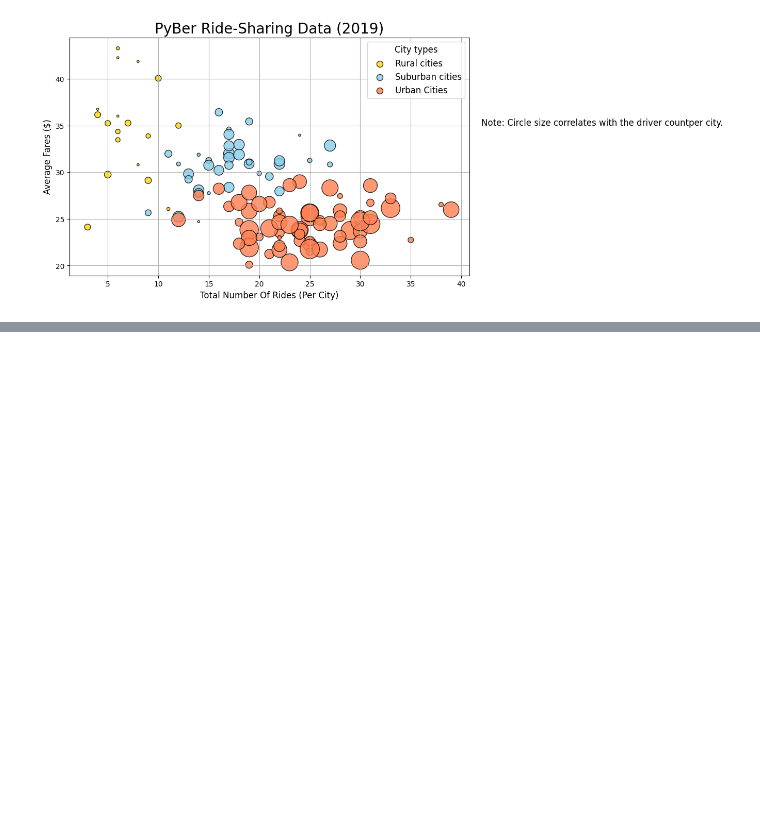
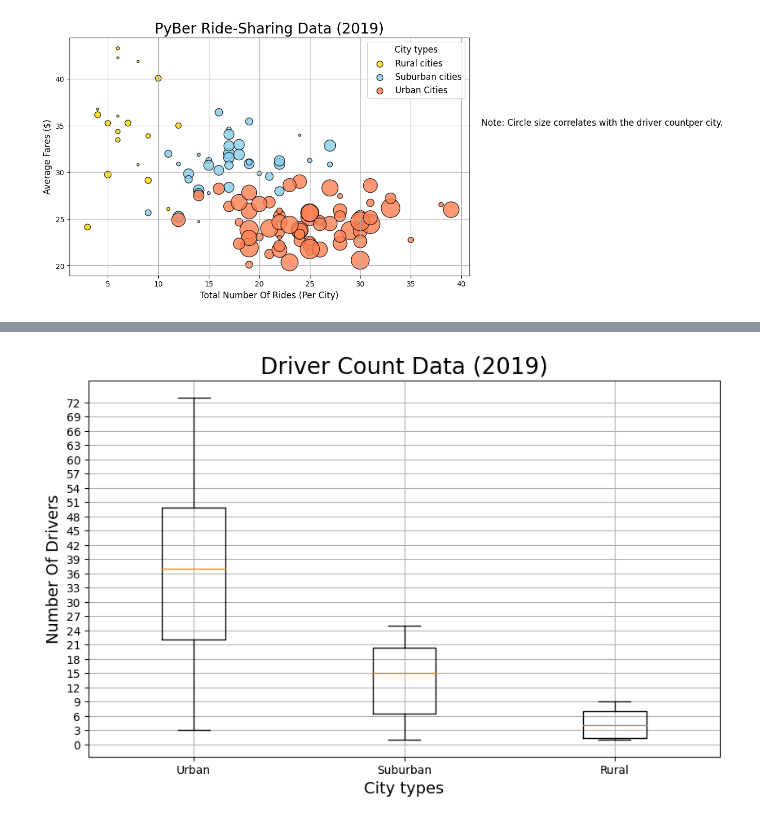
Before and after one commit to AhmadSidaoui/learning-journey, a Jupyter notebook: PyBer.ipynb, the cells around one changed output, grey strips where cells are left out. Cells and saved outputs as stored; diff of their text form; code cells hidden in the pictures; blank space fills up the shorter version.

```diff
--- a/PyBer.ipynb
+++ b/PyBer.ipynb
@@ -337,0 +601,19 @@ plt.show()
+# %%
+# Creating a box plot for the driver count
+
+x_labels = ["Urban", "Suburban", "Rural"]
+driver_count_data = [urban_driver_count, suburban_driver_count, rural_driver_count]
+
+figure_name = "Fig 4.png"
+
+fig, ax = plt.subplots(figsize = (10,6))
+ax.boxplot(driver_count_data, labels = x_labels)
+ax.set_title("Driver Count Data (2019)", fontsize = 20)
+ax.set_ylabel("Number Of Drivers", fontsize = 14)
+ax.set_xlabel("City types", fontsize = 14)
+ax.set_yticks(np.arange(0,75,step = 3))
+ax.grid()
+plt.savefig(os.path.join("Analysis", figure_name), bbox_inches = "tight")
+plt.show()
+# %% [output]
+[figure, added]
```
Also changed, not shown: parts of 24 cells of this notebook, 3 other files.
